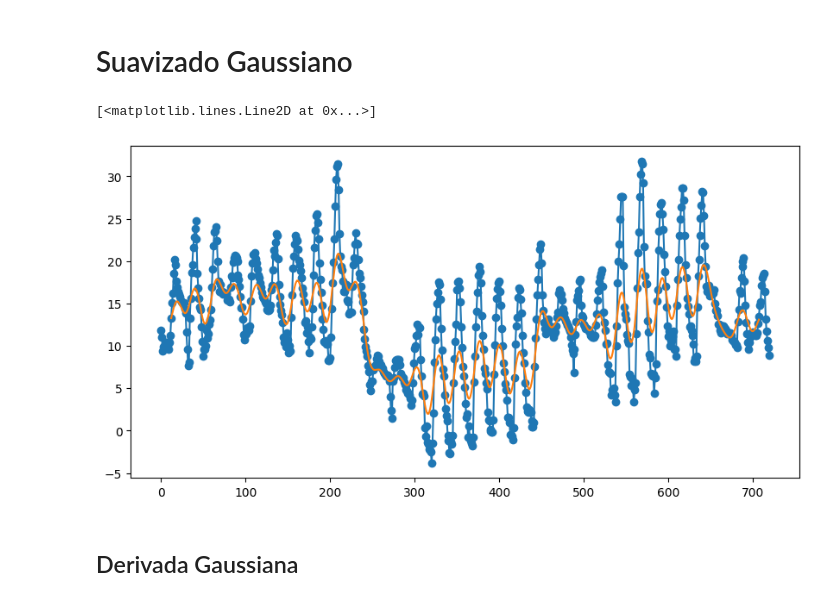
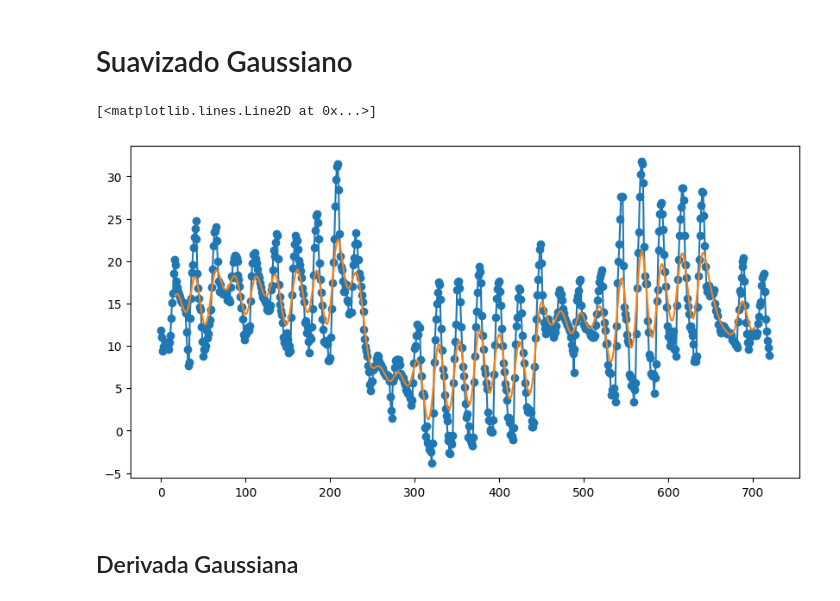
Before and after one commit to sebastlop/series-temporales-machine-learning, a Jupyter notebook: Apuntes/Tema-3/Tema-3.4-convoluciones.ipynb, the cells around one changed output. Cells and saved outputs as stored; diff of their text form; code cells hidden in the pictures.

```diff
--- a/Apuntes/Tema-3/Tema-3.4-convoluciones.ipynb
+++ b/Apuntes/Tema-3/Tema-3.4-convoluciones.ipynb
@@ -158,14 +158,15 @@ plt.plot(np.convolve(data_salta_temp, plantilla, mode= 'valid'))
 def gauss(x, m, s):
     return np.exp(-(x-m)**2/2/s**2)/np.sqrt(2*np.pi)/s
 # %%
-plantilla = gauss(np.arange(25),12,6)
-# plt.plot(np.arange(11),plantilla, 'o')
+plantilla = gauss(np.arange(35),17,5)
+# plantilla = np.ones(15)/15
+
 plt.figure(figsize=(10,5))
 plt.plot(data_salta_temp, 'o-')
 plt.plot(np.arange(plantilla.shape[0]//2,data_salta_temp.shape[0]-plantilla.shape[0]//2),np.convolve(data_salta_temp, plantilla, mode='valid'))
 # %% [output]
 [<matplotlib.lines.Line2D at 0x...>]
-[figure, old version]
+[figure, new version]
 # %% [markdown]
 ## Derivada Gaussiana
 # %%
```
Also changed, not shown: parts of 1 cell of this notebook, 1 other file.
